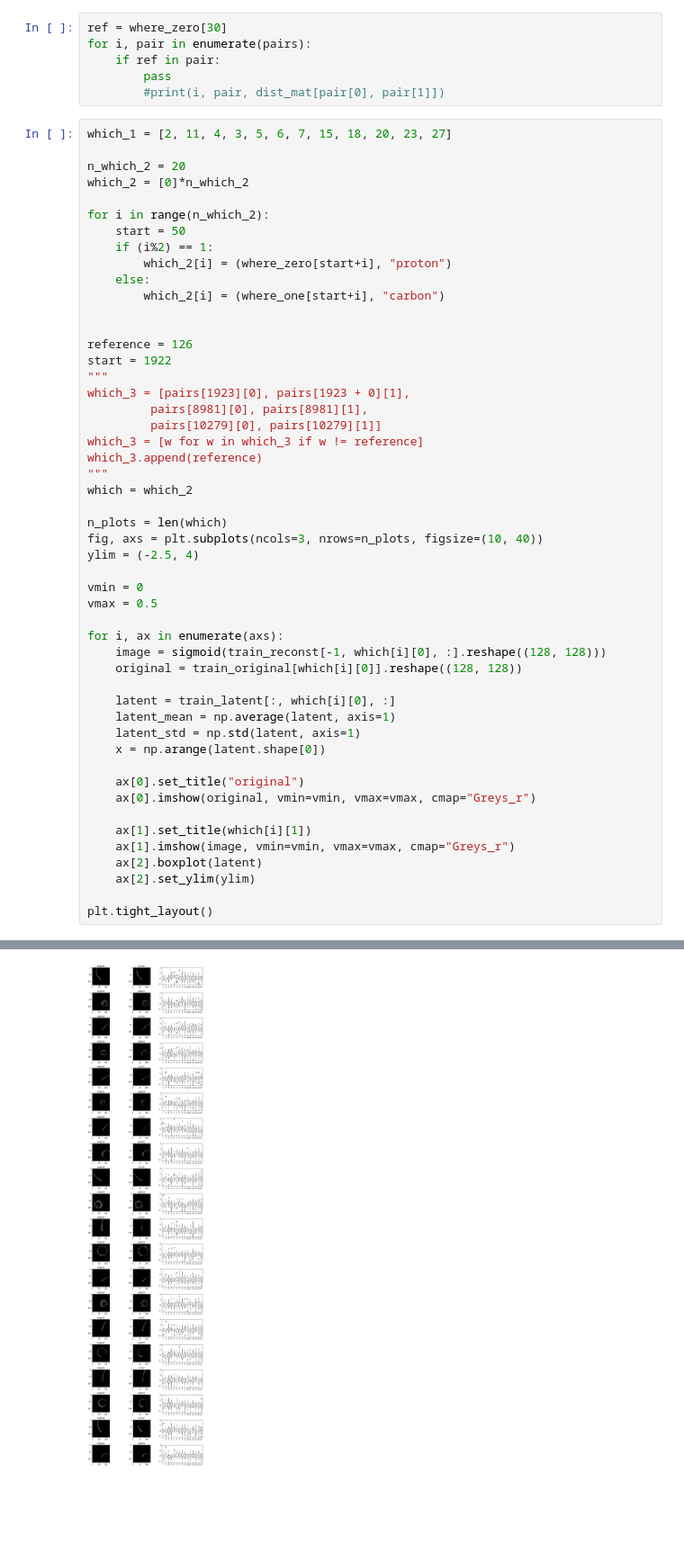
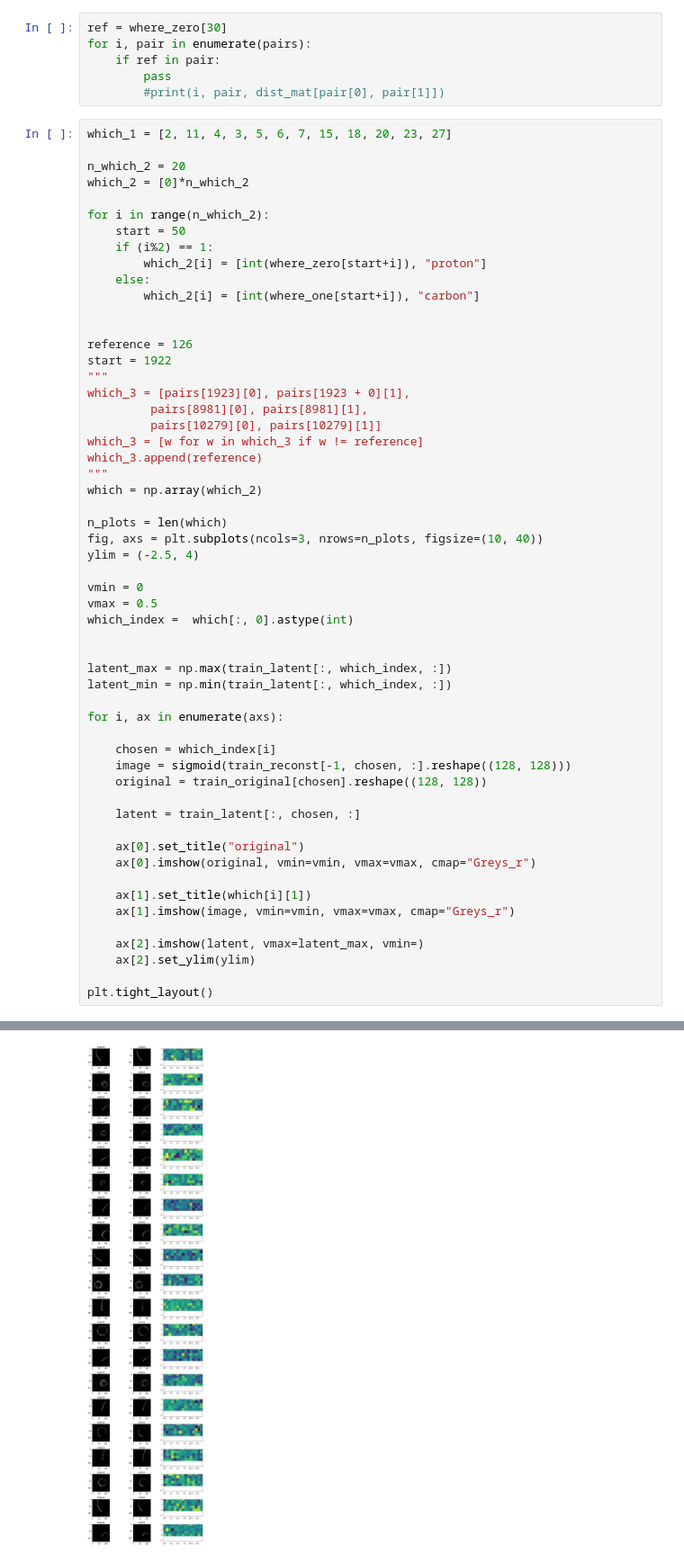
Before and after one commit to ATTPC/VAE-event-classification, a Jupyter notebook: notebooks/event_classification.ipynb, the cells around one changed output, grey strips where cells are left out. Shown at 90% size. Saved outputs shown, nothing was run; the diff lists cells and outputs as text; blank space fills up the shorter version.

Commit message:
changed boxplot to image in event classification

```diff
--- a/notebooks/event_classification.ipynb
+++ b/notebooks/event_classification.ipynb
@@ -77,9 +77,9 @@ which_2 = [0]*n_which_2
 for i in range(n_which_2):
     start = 50
     if (i%2) == 1:
-        which_2[i] = (where_zero[start+i], "proton")
+        which_2[i] = [int(where_zero[start+i]), "proton"]
     else:
-        which_2[i] = (where_one[start+i], "carbon")
+        which_2[i] = [int(where_one[start+i]), "carbon"]
 
 
 reference = 126
@@ -91,7 +91,7 @@ which_3 = [pairs[1923][0], pairs[1923 + 0][1],
 which_3 = [w for w in which_3 if w != reference]
 which_3.append(reference)
 """
-which = which_2
+which = np.array(which_2)
 
 n_plots = len(which)
 fig, axs = plt.subplots(ncols=3, nrows=n_plots, figsize=(10, 40))
@@ -99,22 +99,27 @@ ylim = (-2.5, 4)
 
 vmin = 0
 vmax = 0.5
+which_index =  which[:, 0].astype(int)
+
+
+latent_max = np.max(train_latent[:, which_index, :])
+latent_min = np.min(train_latent[:, which_index, :])
 
 for i, ax in enumerate(axs):
-    image = sigmoid(train_reconst[-1, which[i][0], :].reshape((128, 128)))
-    original = train_original[which[i][0]].reshape((128, 128))
 
-    latent = train_latent[:, which[i][0], :]
-    latent_mean = np.average(latent, axis=1)
-    latent_std = np.std(latent, axis=1)
-    x = np.arange(latent.shape[0])
+    chosen = which_index[i]
+    image = sigmoid(train_reconst[-1, chosen, :].reshape((128, 128)))
+    original = train_original[chosen].reshape((128, 128))
+
+    latent = train_latent[:, chosen, :]
 
     ax[0].set_title("original")
     ax[0].imshow(original, vmin=vmin, vmax=vmax, cmap="Greys_r")
 
     ax[1].set_title(which[i][1])
     ax[1].imshow(image, vmin=vmin, vmax=vmax, cmap="Greys_r")
-    ax[2].boxplot(latent)
+
+    ax[2].imshow(latent, vmax=latent_max, vmin=)
     ax[2].set_ylim(ylim)
 
 plt.tight_layout()
@@ -122 +147 @@ plt.tight_layout()
-[figure, old version]
+[figure, new version]
```
Also changed, not shown: parts of 1 cell of this notebook.
